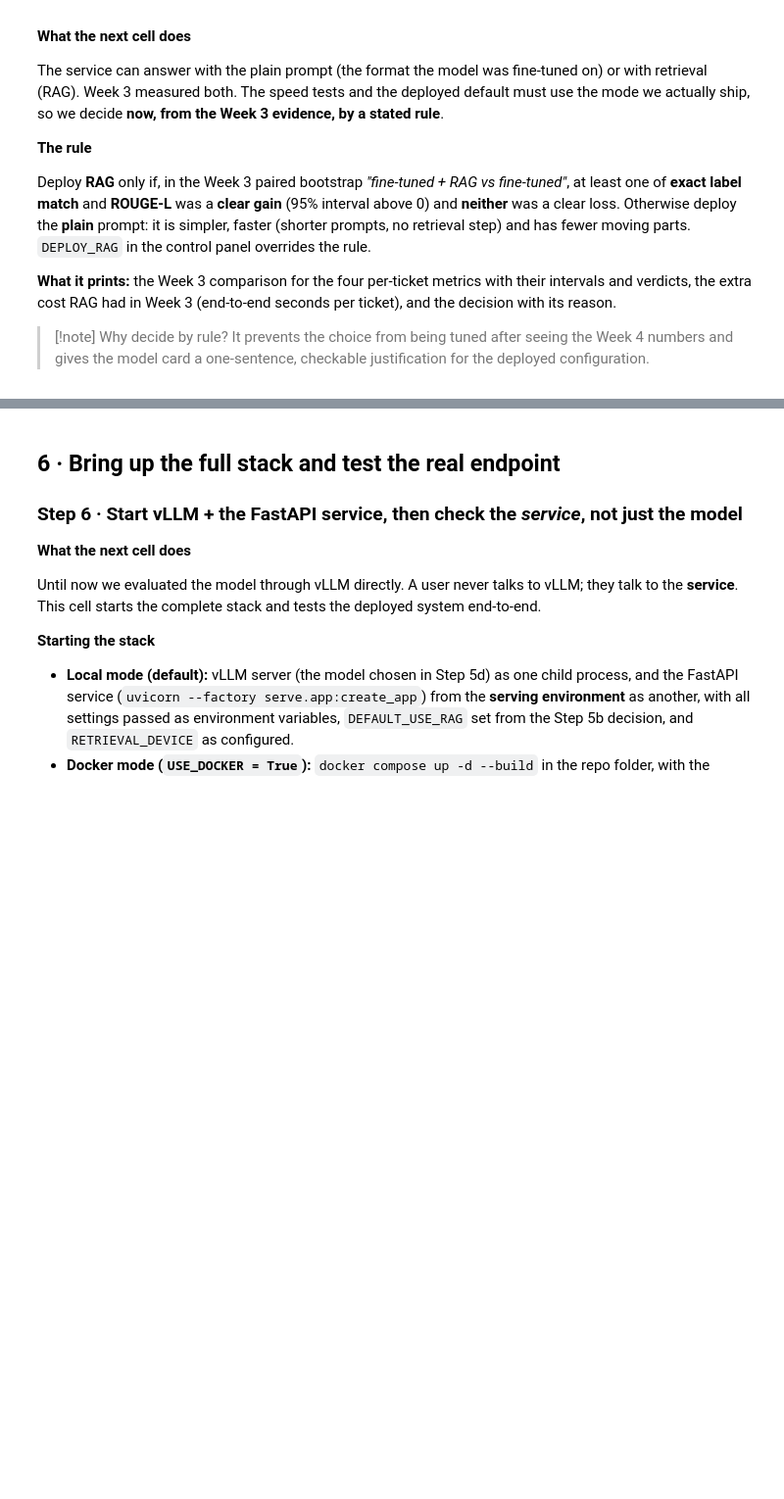
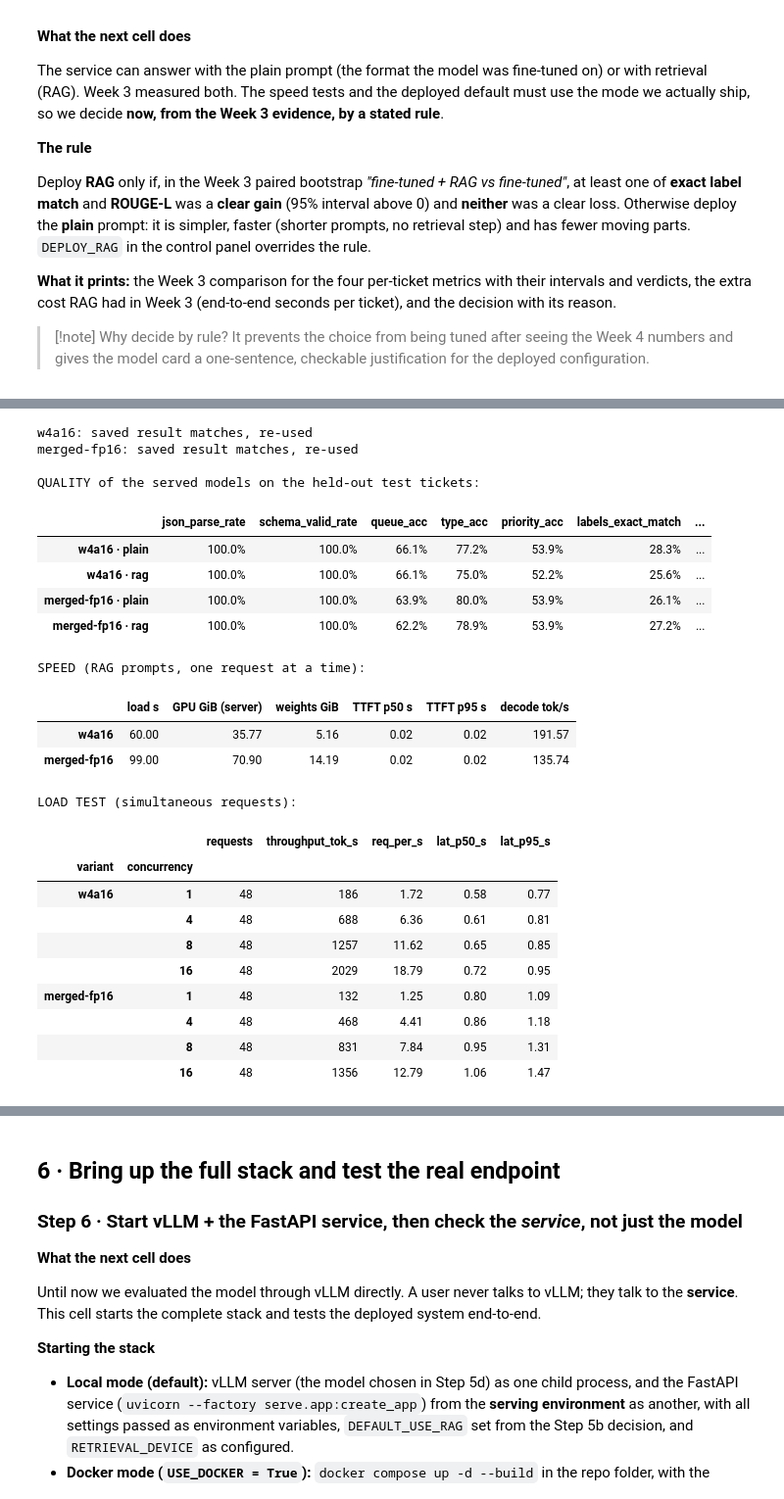
Before and after one commit to soumen-chatterjee/iitkgp-capstone, a Jupyter notebook: notebooks/it_helpdesk_week4_serving.ipynb, the cells around one changed output, grey strips where cells are left out. Shown at 98% size. Cells and saved outputs as stored; diff of their text form; code cells hidden in the pictures; blank space fills up the shorter version.

```diff
--- a/notebooks/it_helpdesk_week4_serving.ipynb
+++ b/notebooks/it_helpdesk_week4_serving.ipynb
@@ -1047,7 +1194,9 @@ class HttpLLM:
 
     def _c(self):
         if self._client is None:
-            self._client = httpx.AsyncClient(timeout=self.s.timeout_s)
+            # trust_env=False: the vLLM server is an internal address; corporate HTTP(S)_PROXY settings must never apply to it
+            # (httpx does not understand CIDR entries such as 127.0.0.0/8 in NO_PROXY and would send the request to the proxy)
+            self._client = httpx.AsyncClient(timeout=self.s.timeout_s, trust_env=False)
         return self._client
 
     async def __call__(self, messages, schema=None):
@@ -1105,6 +1254,8 @@ def create_app(settings=None, retriever=None, llm=None):
 
     @app.post("/v1/triage")
     async def triage(req: TriageRequest, authorization: Optional[str] = Header(None)):
+        # Request flow: auth -> clean + flag input -> redact PII -> (optional) retrieve -> build prompt -> call vLLM
+        #               -> parse + validate JSON -> vet output (credential requests etc.) -> respond with flags and timings
         check_auth(authorization)
         t0 = time.perf_counter()
         rid = uuid.uuid4().hex[:12]
@@ -2026,7 +2223,12 @@ from IPython.display import display
 
 VARIANTS = [("w4a16", QUANT_DIR, 1, "0")]
 if EVAL_MERGED_FP16 and (MERGED / "config.json").exists():
-    VARIANTS.append(("merged-fp16", MERGED, 2, "0,1"))
+    FP16 = fp16_layout()                                  # (tp, gpus) from the GPUs found, or FP16_LAYOUT; None = cannot host the 16-bit model here
+    if FP16 is None:
+        print(f"merged-fp16 skipped: the 16-bit control needs one GPU with >= {FP16_MIN_GIB} GiB or two GPUs (tensor parallel); "
+              f"found: {gpu_mem()}. Set FP16_LAYOUT in Step 0b to force a layout.")
+    else:
+        VARIANTS.append(("merged-fp16", MERGED, *FP16))
 sfx = "_smoke" if SMOKE else ""
 EVAL = {}
 for name, mdir, tp, gpus in VARIANTS:
@@ -2035,37 +2237,63 @@ for name, mdir, tp, gpus in VARIANTS:
                                 "rag": [rag_cfg["chunking"], rag_cfg["retriever"], rag_cfg["reranker"], rag_cfg["k_ctx"], rag_cfg["prompt_version"]],
                                 "max_new": MAX_NEW_TOKENS, "deploy_rag": DEPLOY, "bench": [BENCH_CONCURRENCY, BENCH_REQUESTS, STREAM_REQUESTS],
                                 "extra": VLLM_EXTRA_ARGS, "max_len": MAX_MODEL_LEN}))
-    if rp.exists() and json.loads(rp.read_text()).get("fingerprint") == fp:
-        EVAL[name] = json.loads(rp.read_text()); print(f"{name}: saved result matches, re-used"); continue
+    saved = json.loads(rp.read_text()) if rp.exists() else {}
+    if saved.get("fingerprint") == fp and saved.get("tp", tp) == tp:      # speed numbers depend on the GPU layout, so a result from another layout is not re-used
+        EVAL[name] = saved; print(f"{name}: saved result matches, re-used"); continue
     print(f"\n===== serving {name} (tensor parallel {tp}, GPUs {gpus}) =====")
     base_url, load_s, gpu_used = start_vllm(mdir, tp, gpus)
     try:
         res = {"variant": name, "fingerprint": fp, "tp": tp, "load_seconds": load_s, "gpu_mem_mib": gpu_used, "disk_gib": dir_size_gib(mdir)}
         for mode in ["plain", "rag"]:
             preds, wall = eval_server(base_url, mode == "rag")
             preds.to_json(OUT / f"preds_{name}_{mode}{sfx}.jsonl", orient="records", lines=True, force_ascii=False)
             res[f"quality_{mode}"] = score_texts(preds)[0]
             res[f"wall_s_{mode}"], res[f"tokens_{mode}"] = wall, int(preds["gen_tokens"].sum())
             print(f"  {mode:5s}: {len(preds)} tickets in {wall:.0f}s")
         res["stream"] = stream_bench(base_url, DEPLOY)
         res["bench"] = concurrency_bench(base_url, DEPLOY)
     finally:
         stop_vllm()                                           # always give the GPU back, even if something above failed
     rp.write_text(json.dumps(res, indent=2, default=float)); EVAL[name] = res
 
 pct = ["json_parse_rate", "schema_valid_rate", "queue_acc", "type_acc", "priority_acc", "labels_exact_match"]
 rows_q = {f"{n} · {m}": e[f"quality_{m}"] for n, e in EVAL.items() for m in ["plain", "rag"]}
 print("\nQUALITY of the served models on the held-out test tickets:")
 display(pd.DataFrame(rows_q).T[pct + ["queue_macro_f1", "priority_macro_f1", "rougeL_resolution"]].style
         .format({**{c: "{:.1%}" for c in pct}, "queue_macro_f1": "{:.3f}", "priority_macro_f1": "{:.3f}", "rougeL_resolution": "{:.3f}"}))
 spd = pd.DataFrame({n: {"load s": e["load_seconds"], "GPU GiB (server)": (e["gpu_mem_mib"] or 0) / 1024, "weights GiB": e["disk_gib"],
                         "TTFT p50 s": e["stream"]["ttft_p50_s"], "TTFT p95 s": e["stream"]["ttft_p95_s"], "decode tok/s": e["stream"]["decode_tok_s_p50"]}
                     for n, e in EVAL.items()}).T
 print(f"\nSPEED ({'RAG' if DEPLOY else 'plain'} prompts, one request at a time):")
 display(spd.style.format("{:.2f}"))
 bench = pd.concat({n: pd.DataFrame(e["bench"]).set_index("concurrency") for n, e in EVAL.items()}, names=["variant", "concurrency"])
 print("\nLOAD TEST (simultaneous requests):")
 display(bench.style.format({"throughput_tok_s": "{:.0f}", "req_per_s": "{:.2f}", "lat_p50_s": "{:.2f}", "lat_p95_s": "{:.2f}"}))
+# %% [output]
+w4a16: saved result matches, re-used
+merged-fp16: saved result matches, re-used
+
+QUALITY of the served models on the held-out test tickets:
+|  | json_parse_rate | schema_valid_rate | queue_acc | type_acc | priority_acc | labels_exact_match | ... |
+| w4a16 · plain | 100.0% | 100.0% | 66.1% | 77.2% | 53.9% | 28.3% | ... |
+| w4a16 · rag | 100.0% | 100.0% | 66.1% | 75.0% | 52.2% | 25.6% | ... |
+| merged-fp16 · plain | 100.0% | 100.0% | 63.9% | 80.0% | 53.9% | 26.1% | ... |
+| merged-fp16 · rag | 100.0% | 100.0% | 62.2% | 78.9% | 53.9% | 27.2% | ... |
+SPEED (RAG prompts, one request at a time):
+|  | load s | GPU GiB (server) | weights GiB | TTFT p50 s | TTFT p95 s | decode tok/s |
+| w4a16 | 60.00 | 35.77 | 5.16 | 0.02 | 0.02 | 191.57 |
+| merged-fp16 | 99.00 | 70.90 | 14.19 | 0.02 | 0.02 | 135.74 |
+LOAD TEST (simultaneous requests):
+|  |  | requests | throughput_tok_s | req_per_s | lat_p50_s | lat_p95_s |
+| variant | concurrency |  |  |  |  |  |
+| w4a16 | 1 | 48 | 186 | 1.72 | 0.58 | 0.77 |
+|  | 4 | 48 | 688 | 6.36 | 0.61 | 0.81 |
+|  | 8 | 48 | 1257 | 11.62 | 0.65 | 0.85 |
+|  | 16 | 48 | 2029 | 18.79 | 0.72 | 0.95 |
+| merged-fp16 | 1 | 48 | 132 | 1.25 | 0.80 | 1.09 |
+|  | 4 | 48 | 468 | 4.41 | 0.86 | 1.18 |
+|  | 8 | 48 | 831 | 7.84 | 0.95 | 1.31 |
+|  | 16 | 48 | 1356 | 12.79 | 1.06 | 1.47 |
 # %% [markdown]
 ### Step 5d · Did merging and quantising hurt? The regression check and the pass/fail verdict
 
```
Also changed, not shown: parts of 41 cells of this notebook, 8 other files.
